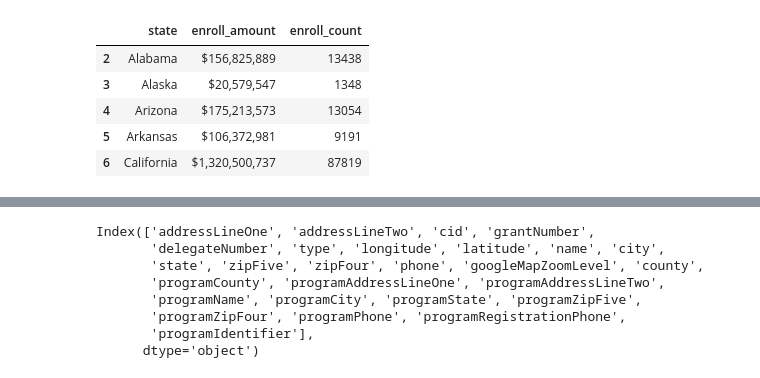
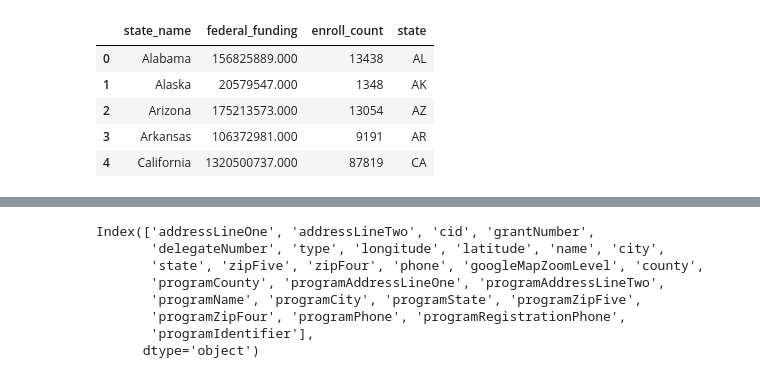
Before and after one commit to AGA-Datathon-2023/Dataminers, a Jupyter notebook: analysis_submission.ipynb, the cells around one changed output, grey strips where cells are left out. Saved outputs shown, nothing was run; the diff lists cells and outputs as text; code cells hidden in the pictures.

```diff
--- a/analysis_submission.ipynb
+++ b/analysis_submission.ipynb
@@ -26,12 +40,17 @@ pd.set_option('display.float_format', lambda x: '%.3f' % x)
 # %%
 df_headstart_fiscal = pd.read_html('https://eclkc.ohs.acf.hhs.gov/about-us/article/head-start-program-facts-fiscal-year-2021')
 df_headstart_fiscal =  df_headstart_fiscal[1].iloc[2:, :3]
-df_headstart_fiscal.columns = ['state', 'enroll_amount', 'enroll_count', ]
+df_headstart_fiscal.columns = ['state_name', 'federal_funding', 'enroll_count', ]
+df_headstart_fiscal = pd.merge(df_headstart_fiscal, df_state_abbr, left_on='state_name', right_on='State', how='left').drop('State', axis=1)
+df_headstart_fiscal.columns = ['state_name', 'federal_funding', 'enroll_count', 'state' ]
+df_headstart_fiscal.federal_funding = df_headstart_fiscal.federal_funding.map(lambda s: s.replace('$', '').replace(',', '')).astype(float)
+df_headstart_fiscal.enroll_count = df_headstart_fiscal.enroll_count.astype(int)
+df_headstart_fiscal = df_headstart_fiscal[df_headstart_fiscal.state != 'US']
 df_headstart_fiscal.head()
 # %% [output]
-|  | state | enroll_amount | enroll_count |
-| 2 | Alabama | $156,825,889 | 13438 |
-| 3 | Alaska | $20,579,547 | 1348 |
-| 4 | Arizona | $175,213,573 | 13054 |
-| 5 | Arkansas | $106,372,981 | 9191 |
-| 6 | California | $1,320,500,737 | 87819 |
+|  | state_name | federal_funding | enroll_count | state |
+| 0 | Alabama | 156825889.000 | 13438 | AL |
+| 1 | Alaska | 20579547.000 | 1348 | AK |
+| 2 | Arizona | 175213573.000 | 13054 | AZ |
+| 3 | Arkansas | 106372981.000 | 9191 | AR |
+| 4 | California | 1320500737.000 | 87819 | CA |
```
Also changed, not shown: parts of 52 cells of this notebook.
